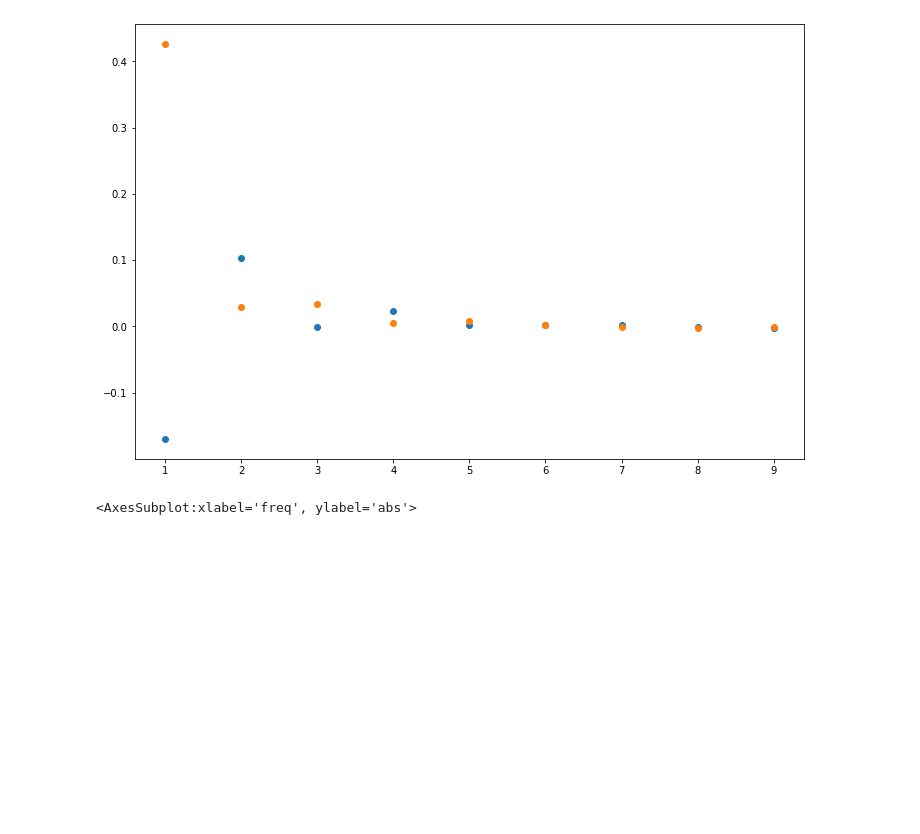
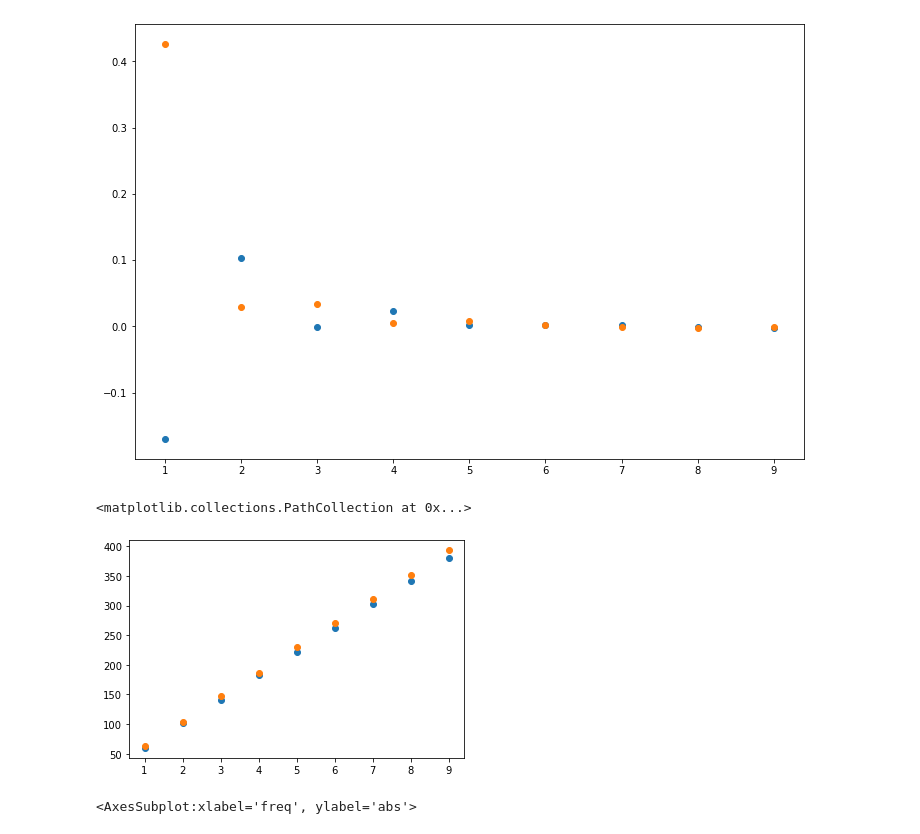
Before and after one commit to Redencon/Lapki, a Jupyter notebook: FTIR.ipynb, the cells around one changed output. Cells and saved outputs as stored; diff of their text form; code cells hidden in the pictures; blank space fills up the shorter version.

```diff
--- a/FTIR.ipynb
+++ b/FTIR.ipynb
@@ -128,6 +134,12 @@ print(*popt1, *popt2)
 # %% [output]
 10.06223852516227 10.369939804384622
 [figure]
+# %%
+plt.scatter(F['j'], F['one'])
+plt.scatter(F['j'], F['two'])
+# %% [output]
+<matplotlib.collections.PathCollection at 0x...>
+[figure, added]
 # %%
 data = pd.read_csv('FTIR/3 atr этанол попытка 2.ascii.ascii', comment='#', skiprows=0, sep='\t', header=None)
 data.columns = ['freq', 'abs']
```
Also changed, not shown: parts of 2 cells of this notebook.
